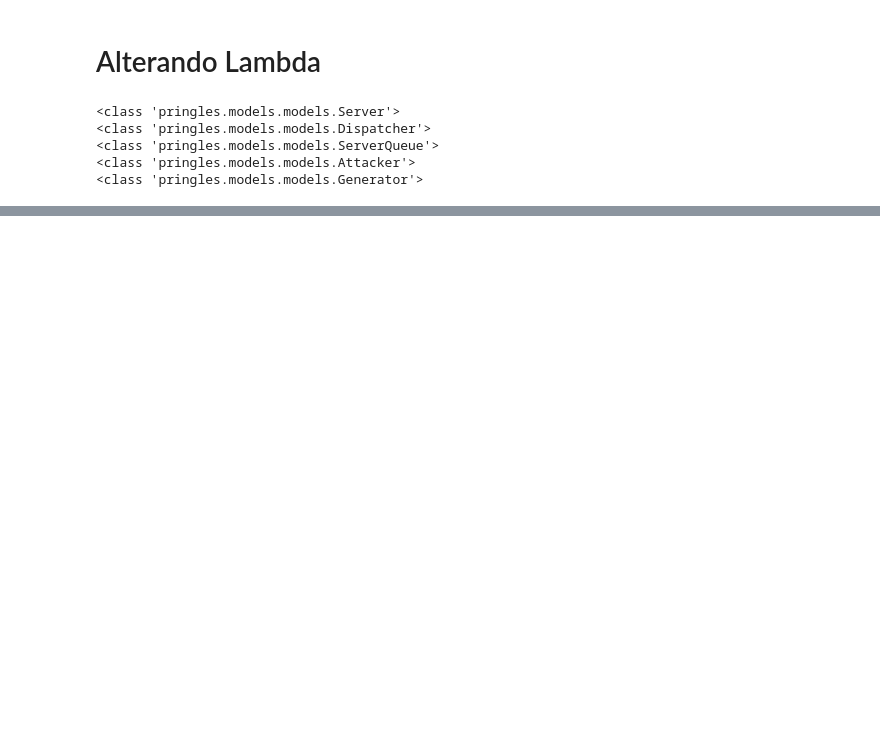
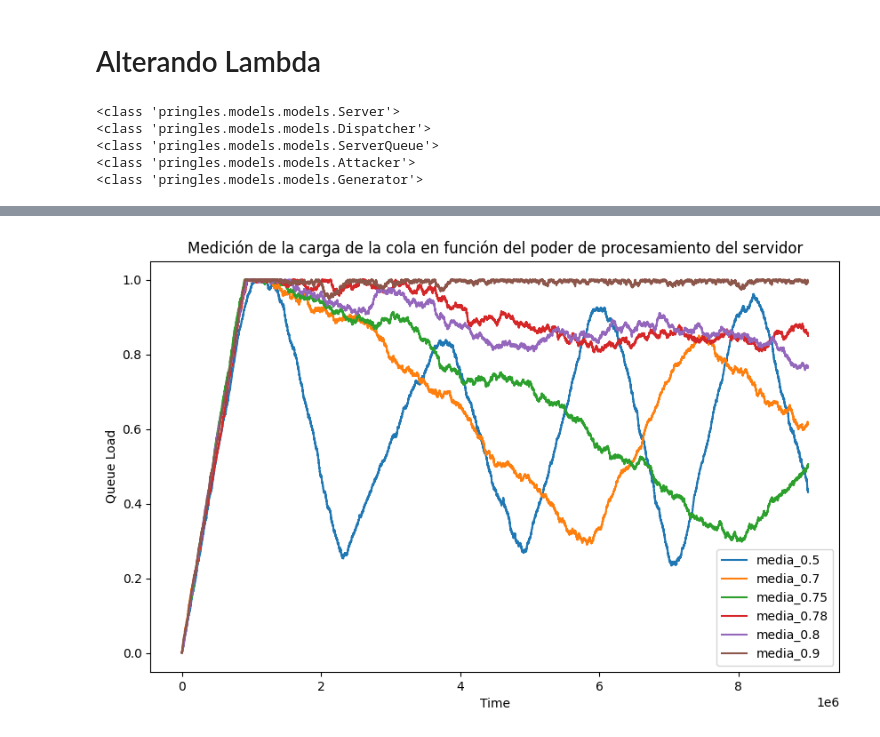
Before and after one commit to pedrotambo/ddos-simulation-devs, a Jupyter notebook: alterando_lambda.ipynb, the cells around one changed output, grey strips where cells are left out. Saved outputs shown, nothing was run; the diff lists cells and outputs as text; code cells hidden in the pictures; blank space fills up the shorter version.

Commit message:
chore: correct all notebooks, use pringles-devs-simu test with fixes that make pringles run

```diff
--- a/alterando_lambda.ipynb
+++ b/alterando_lambda.ipynb
@@ -232,4 +238,8 @@ for mean in server_means:
 # %%
-df = results[str(server_means[0])].logs_dfs["autoscaler"][500:]
+df = results[str(server_means[0])].logs_dfs["autoscaler"]
 for mean in server_means[1:]:
-    df = df.append(results[str(mean)].logs_dfs["autoscaler"][500:])
+    # df.append(results[str(mean)].logs_dfs["autoscaler"])
+    dataFrame = results[str(mean)].logs_dfs["autoscaler"]
+    df = pd.concat([df, dataFrame], ignore_index=True)
+
+df
@@ -236,6 +259,0 @@ for mean in server_means[1:]:
-# %%
-df = results[str(server_means[0])].logs_dfs["autoscaler"]
-for mean in server_means[1:]:
-    df.append(results[str(mean)].logs_dfs["autoscaler"])
-
-df
@@ -241,0 +276,6 @@ df
+# %%
+grouped = df.groupby('simu_id')
+for group_name, group_data in grouped:
+    print(group_name)
+    print(group_data)
+    print("################")
@@ -242 +317,41 @@ df
+# %%
+import pandas as pd
+import matplotlib.pyplot as plt
+from matplotlib.ticker import FuncFormatter
+from pringles.utils import vtime_decorate, VirtualTime
+import matplotlib.dates as mdates
+
+df_res = df[df["port"] == 'queueload'][["time", "value", "simu_id"]]
+
+# Group the DataFrame by 'ID'
+grouped = df_res.groupby('simu_id')
+
+# Create a new figure
+plt.figure(figsize=(10, 6))
+
+# Iterate over each group (ID) and plot the data
+for group_name, group_data in grouped:
+    plt.plot(group_data['time'], group_data['value'], label=group_name)
+
+# vtime_decorate(plt.axes())
+# Set labels and title
+plt.xlabel('Time')
+plt.ylabel('Queue Load')
+plt.title('Medición de la carga de la cola en función del poder de procesamiento del servidor')
+
+# date_format = mdates.DateFormatter('%Y-%m-%d %H:%M:%S')  # Customize date format as needed
+# plt.gca().xaxis.set_major_formatter(__vtime_formatter)
+
+# Rotate x-axis labels for better readability (if needed)
+# plt.xticks(rotation=45)
+
+# Add a legend
+plt.legend()
+
+plt.savefig("report/img/server_capacity.png")
+
+# Show the plot
+plt.show()
+# %% [output]
+[figure, added]
 # %%
```
Also changed, not shown: parts of 6 cells of this notebook, 11 other files.
